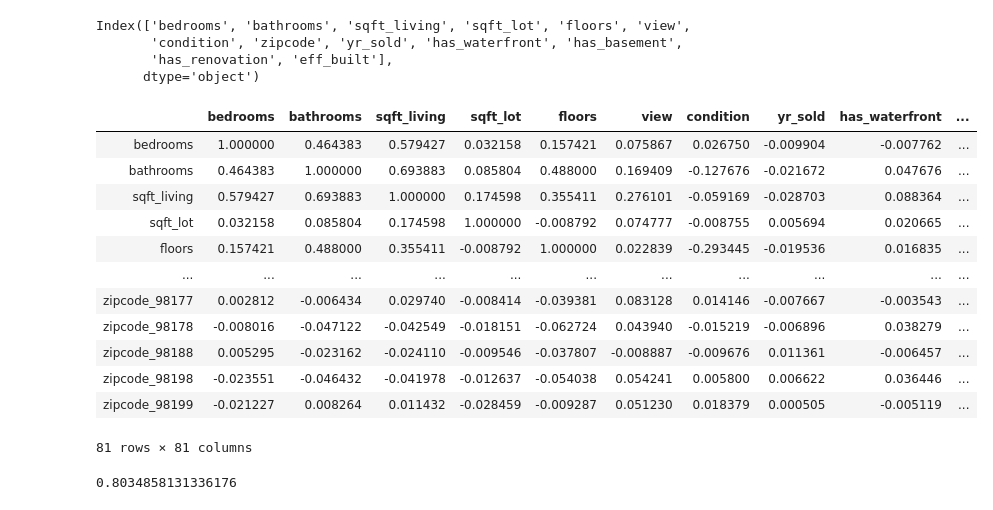
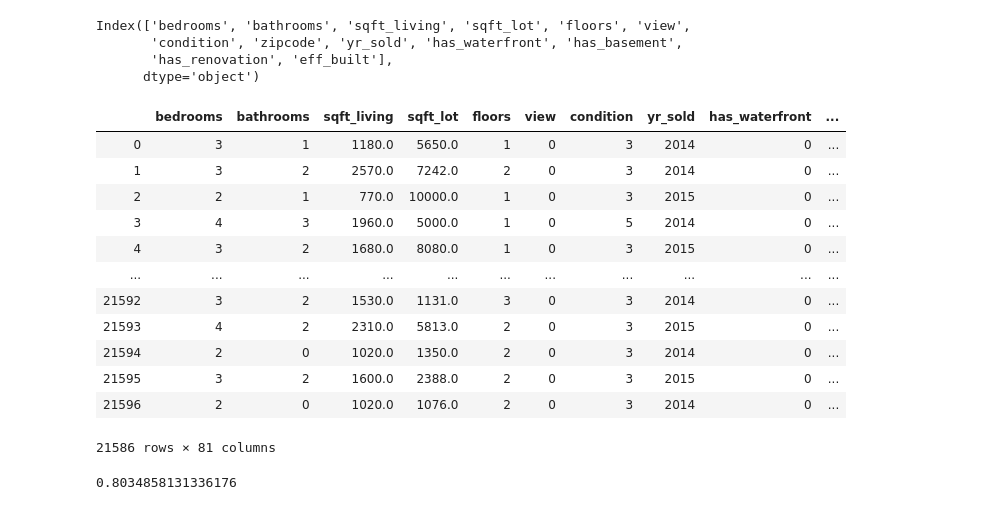
Before and after one commit to Al-Cap/A-House-with-a-View, a Jupyter notebook: Notebooks/JM_modelling.ipynb, the cells around one changed output. Cells and saved outputs as stored; diff of their text form; code cells hidden in the pictures.

```diff
--- a/Notebooks/JM_modelling.ipynb
+++ b/Notebooks/JM_modelling.ipynb
@@ -34,21 +34,21 @@ Index(['bedrooms', 'bathrooms', 'sqft_living', 'sqft_lot', 'floors', 'view',
       dtype='object')
 # %%
 df_ohe = pd.get_dummies(df[x_cols], columns = ['zipcode'], drop_first=True)
-df_ohe.corr()
+df_ohe
 # %% [output]
 |  | bedrooms | bathrooms | sqft_living | sqft_lot | floors | view | condition | yr_sold | has_waterfront | ... |
-| bedrooms | 1.000000 | 0.464383 | 0.579427 | 0.032158 | 0.157421 | 0.075867 | 0.026750 | -0.009904 | -0.007762 | ... |
-| bathrooms | 0.464383 | 1.000000 | 0.693883 | 0.085804 | 0.488000 | 0.169409 | -0.127676 | -0.021672 | 0.047676 | ... |
-| sqft_living | 0.579427 | 0.693883 | 1.000000 | 0.174598 | 0.355411 | 0.276101 | -0.059169 | -0.028703 | 0.088364 | ... |
-| sqft_lot | 0.032158 | 0.085804 | 0.174598 | 1.000000 | -0.008792 | 0.074777 | -0.008755 | 0.005694 | 0.020665 | ... |
-| floors | 0.157421 | 0.488000 | 0.355411 | -0.008792 | 1.000000 | 0.022839 | -0.293445 | -0.019536 | 0.016835 | ... |
+| 0 | 3 | 1 | 1180.0 | 5650.0 | 1 | 0 | 3 | 2014 | 0 | ... |
+| 1 | 3 | 2 | 2570.0 | 7242.0 | 2 | 0 | 3 | 2014 | 0 | ... |
+| 2 | 2 | 1 | 770.0 | 10000.0 | 1 | 0 | 3 | 2015 | 0 | ... |
+| 3 | 4 | 3 | 1960.0 | 5000.0 | 1 | 0 | 5 | 2014 | 0 | ... |
+| 4 | 3 | 2 | 1680.0 | 8080.0 | 1 | 0 | 3 | 2015 | 0 | ... |
 | ... | ... | ... | ... | ... | ... | ... | ... | ... | ... | ... |
-| zipcode_98177 | 0.002812 | -0.006434 | 0.029740 | -0.008414 | -0.039381 | 0.083128 | 0.014146 | -0.007667 | -0.003543 | ... |
-| zipcode_98178 | -0.008016 | -0.047122 | -0.042549 | -0.018151 | -0.062724 | 0.043940 | -0.015219 | -0.006896 | 0.038279 | ... |
-| zipcode_98188 | 0.005295 | -0.023162 | -0.024110 | -0.009546 | -0.037807 | -0.008887 | -0.009676 | 0.011361 | -0.006457 | ... |
-| zipcode_98198 | -0.023551 | -0.046432 | -0.041978 | -0.012637 | -0.054038 | 0.054241 | 0.005800 | 0.006622 | 0.036446 | ... |
-| zipcode_98199 | -0.021227 | 0.008264 | 0.011432 | -0.028459 | -0.009287 | 0.051230 | 0.018379 | 0.000505 | -0.005119 | ... |
+| 21592 | 3 | 2 | 1530.0 | 1131.0 | 3 | 0 | 3 | 2014 | 0 | ... |
+| 21593 | 4 | 2 | 2310.0 | 5813.0 | 2 | 0 | 3 | 2015 | 0 | ... |
+| 21594 | 2 | 0 | 1020.0 | 1350.0 | 2 | 0 | 3 | 2014 | 0 | ... |
+| 21595 | 3 | 2 | 1600.0 | 2388.0 | 2 | 0 | 3 | 2015 | 0 | ... |
+| 21596 | 2 | 0 | 1020.0 | 1076.0 | 2 | 0 | 3 | 2014 | 0 | ... |
-81 rows × 81 columns
+21586 rows × 81 columns
 # %%
 #Running the regression using sklearn with a test-train split:
 from sklearn.linear_model import LinearRegression
```
Also changed, not shown: parts of 1 cell of this notebook, 6 other files.
